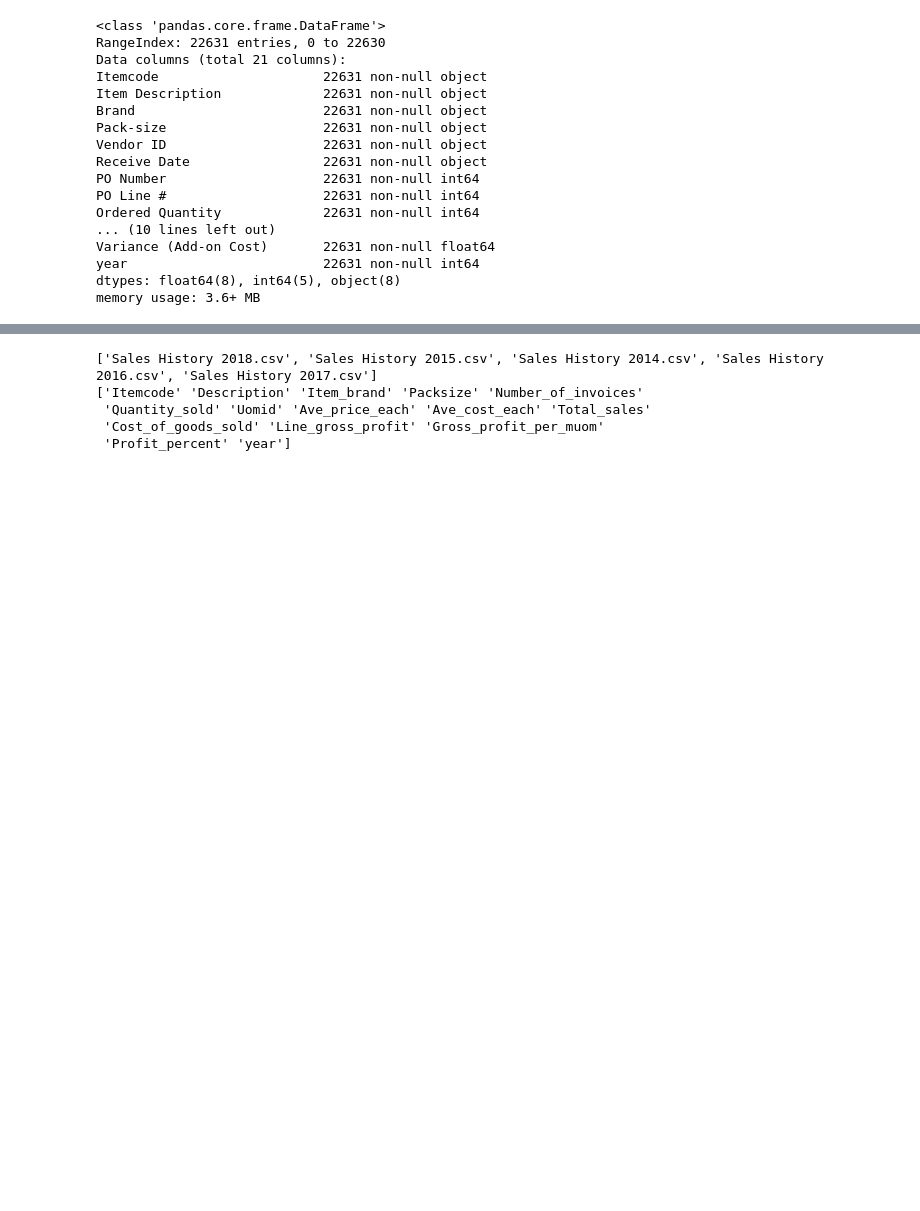
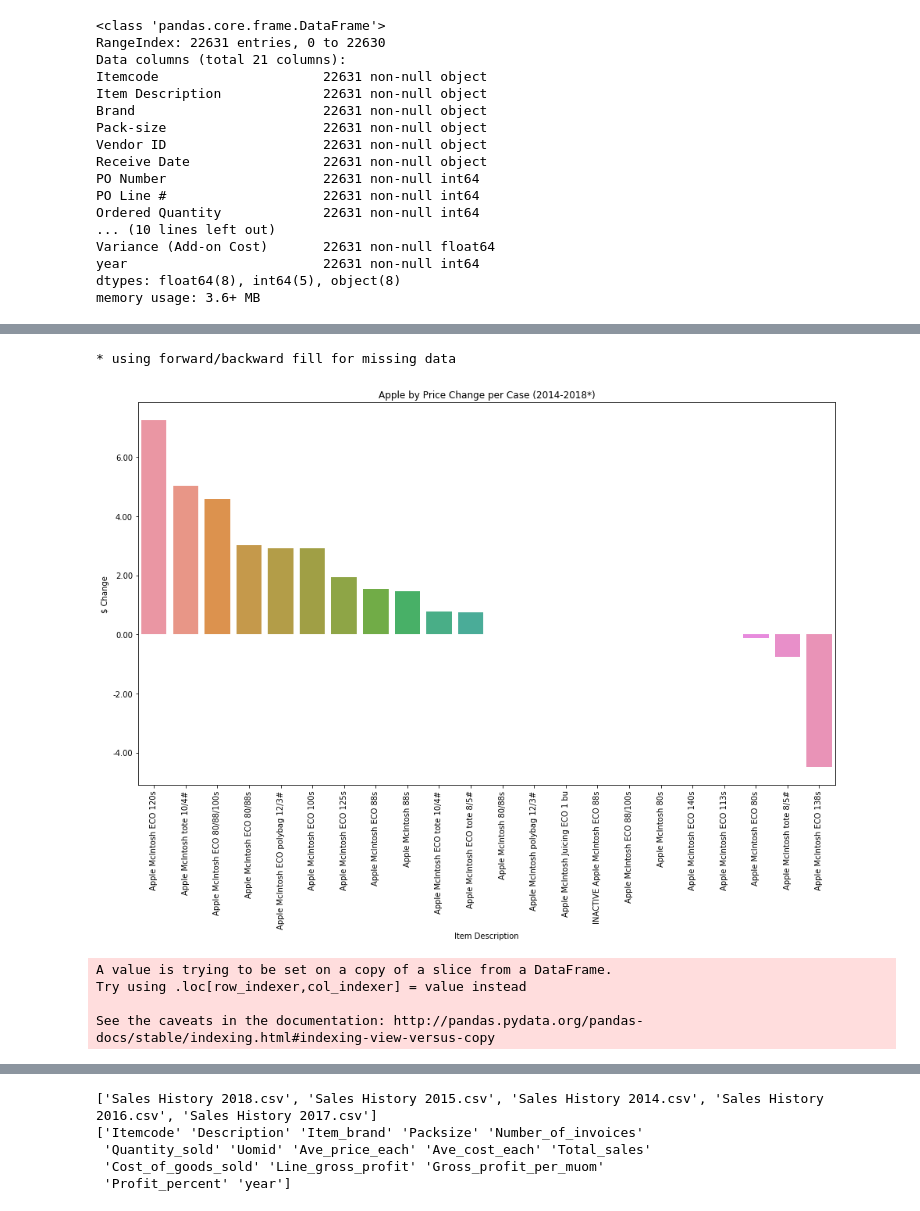
Before and after one commit to cbonoz/bostonfood18, a Jupyter notebook: RedTomato.ipynb, the cells around one changed output, grey strips where cells are left out. Drawn from its saved outputs; the diff is of its cells as text; code cells hidden in the pictures; blank space fills up the shorter version.

```diff
--- a/RedTomato.ipynb
+++ b/RedTomato.ipynb
@@ -216,0 +235,9 @@ set(pdata['Rec. UOM'])
+# %%
+# set(pdata['Rec. UOM'])
+data_year.columns.values
+# pdata.pct_change()
+price_data = pdata[['year', 'Item Description', 'Price per Case ($)']].groupby(['Item Description', 'year']).mean().unstack(1)
+price_data = price_data.fillna(axis=1, method='ffill').fillna(axis=1, method='bfill')
+price_data.columns = ['2014', '2015', '2016', '2017', '2018']
+price_data['$ Change'] = price_data['2018'] - price_data['2014']
+price_data = price_data.reset_index().sort_values(['$ Change'], ascending=False)
@@ -216,0 +246,28 @@ set(pdata['Rec. UOM'])
+# %%
+
+fig = plt.figure(figsize=(16,9))
+plt.xticks(rotation=90)
+plt.title('Apple by Price Change per Case (2014-2018*)')
+plt.xlabel('Apple')
+plt.ylabel('$ Change')
+ax = plt.gca()
+ax.yaxis.set_major_formatter(ticker.FormatStrFormatter('%.2f'))
+
+sns.barplot(x="Item Description", y="$ Change", data=price_data)
+print('* using forward/backward fill for missing data')
+# %% [output]
+* using forward/backward fill for missing data
+[figure, added]
+# %%
+# pdata.groupby(['Itemcode',).plot()
+pdata['Normalized Add-on Cost'] = pdata['Actual Add-on Cost'] / pdata['Ordered Quantity']
+addon_data = pdata[['year', 'Item Description', 'Normalized Add-on Cost']].groupby(['Item Description', 'year']).mean().unstack(1)
+addon_data = addon_data.fillna(axis=1, method='ffill').fillna(axis=1, method='bfill')
+addon_data.columns = ['2014', '2015', '2016', '2017', '2018']
+addon_data['Add-on Change ($)'] = addon_data['2018'] - addon_data['2014']
+addon_data = addon_data.reset_index().sort_values(['Add-on Change ($)'], ascending=False)
+# %% [output]
+A value is trying to be set on a copy of a slice from a DataFrame.
+Try using .loc[row_indexer,col_indexer] = value instead
+
+See the caveats in the documentation: http://pandas.pydata.org/pandas-docs/stable/indexing.html#indexing-view-versus-copy
```
Also changed, not shown: parts of 19 cells of this notebook.
